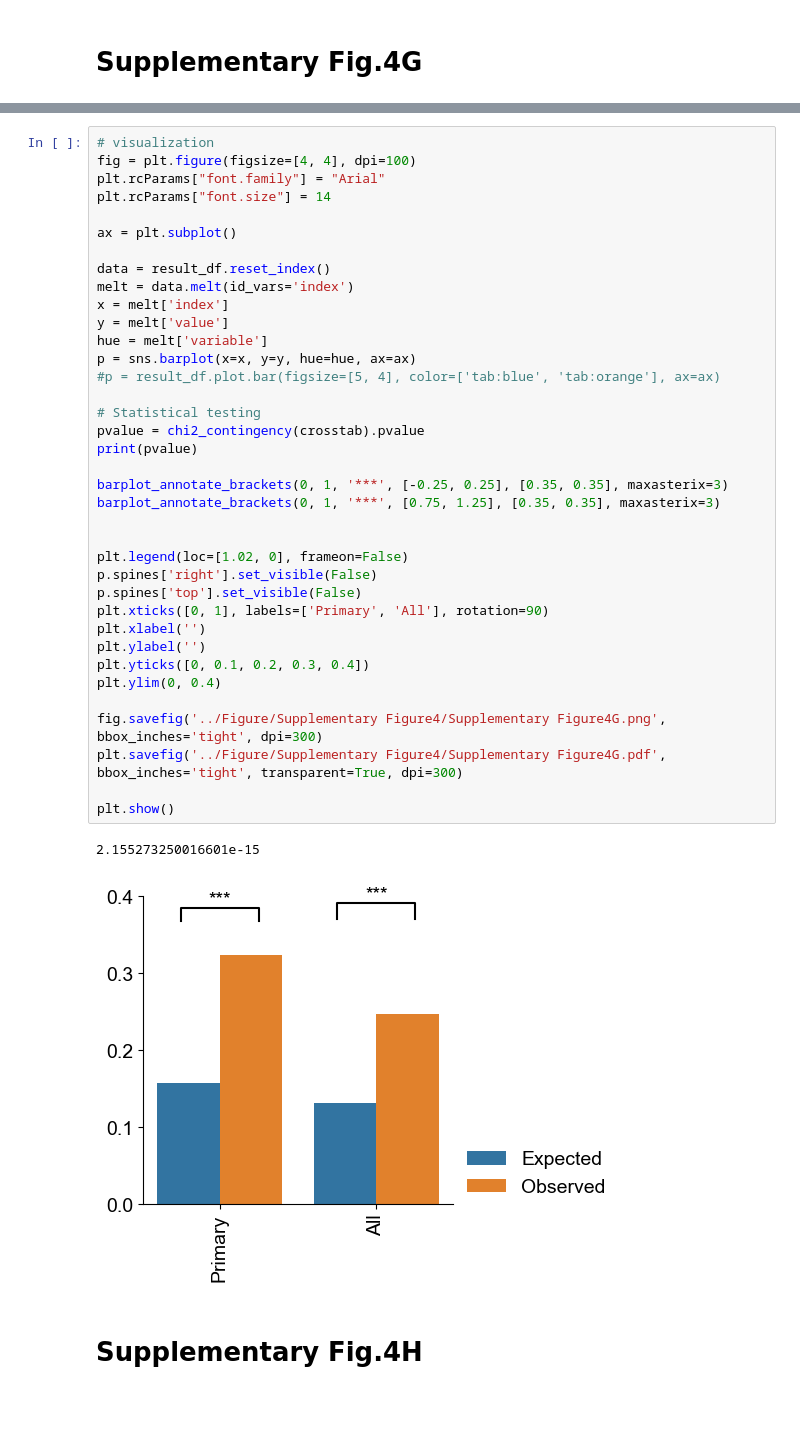
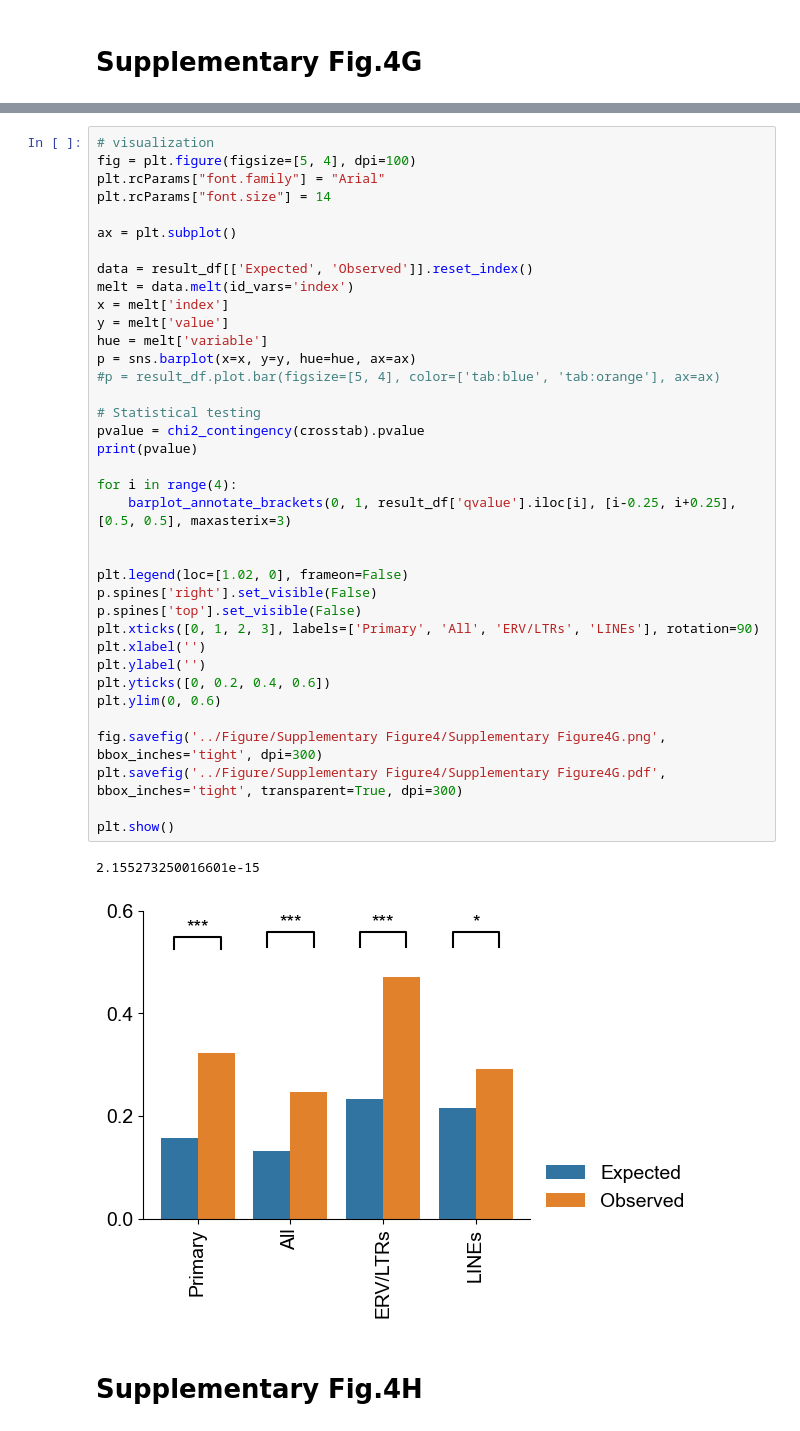
Before and after one commit to hmdlab/Evolutionary-Arms-Race, a Jupyter notebook: notebook/Supplementary_Fig4.ipynb, the cells around one changed output, grey strips where cells are left out. Saved outputs shown, nothing was run; the diff lists cells and outputs as text; blank space fills up the shorter version.

```diff
--- a/notebook/Supplementary_Fig4.ipynb
+++ b/notebook/Supplementary_Fig4.ipynb
@@ -352,43 +357,43 @@ All 1.7135806039272433e-25
 # %%
 # visualization
-fig = plt.figure(figsize=[4, 4], dpi=100)
+fig = plt.figure(figsize=[5, 4], dpi=100)
 plt.rcParams["font.family"] = "Arial"
 plt.rcParams["font.size"] = 14
 
 ax = plt.subplot()
 
-data = result_df.reset_index()
+data = result_df[['Expected', 'Observed']].reset_index()
 melt = data.melt(id_vars='index')
 x = melt['index']
 y = melt['value']
 hue = melt['variable']
 p = sns.barplot(x=x, y=y, hue=hue, ax=ax)
 #p = result_df.plot.bar(figsize=[5, 4], color=['tab:blue', 'tab:orange'], ax=ax)
 
 # Statistical testing
 pvalue = chi2_contingency(crosstab).pvalue
 print(pvalue)
 
-barplot_annotate_brackets(0, 1, '***', [-0.25, 0.25], [0.35, 0.35], maxasterix=3)
-barplot_annotate_brackets(0, 1, '***', [0.75, 1.25], [0.35, 0.35], maxasterix=3)
+for i in range(4):
+    barplot_annotate_brackets(0, 1, result_df['qvalue'].iloc[i], [i-0.25, i+0.25], [0.5, 0.5], maxasterix=3)
 
 
 plt.legend(loc=[1.02, 0], frameon=False)
 p.spines['right'].set_visible(False)
 p.spines['top'].set_visible(False)
-plt.xticks([0, 1], labels=['Primary', 'All'], rotation=90)
+plt.xticks([0, 1, 2, 3], labels=['Primary', 'All', 'ERV/LTRs', 'LINEs'], rotation=90)
 plt.xlabel('')
 plt.ylabel('')
-plt.yticks([0, 0.1, 0.2, 0.3, 0.4])
-plt.ylim(0, 0.4)
+plt.yticks([0, 0.2, 0.4, 0.6])
+plt.ylim(0, 0.6)
 
 fig.savefig('../Figure/Supplementary Figure4/Supplementary Figure4G.png', bbox_inches='tight', dpi=300)
 plt.savefig('../Figure/Supplementary Figure4/Supplementary Figure4G.pdf', bbox_inches='tight', transparent=True, dpi=300)
 
 plt.show()
 # %% [output]
 2.155273250016601e-15
-[figure, old version]
+[figure, new version]
 # %% [markdown]
 # Supplementary Fig.4H
 # %%
```
Also changed, not shown: parts of 2 cells of this notebook.
